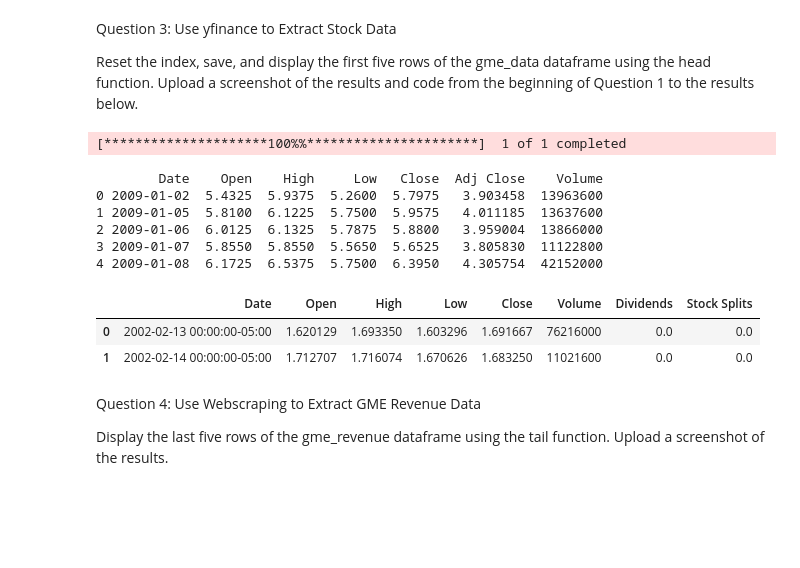
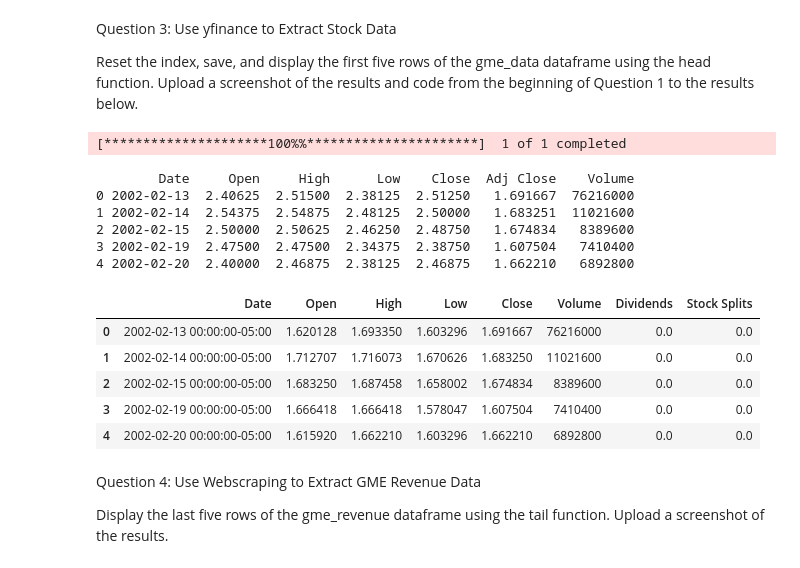
Before and after one commit to LauraLLLL/Coursera_0424_1, a Jupyter notebook: Analyzing Historical Stock_Revenue Data and Building a Dashboard_v1.ipynb, the cells around one changed output. Cells and saved outputs as stored; diff of their text form; code cells hidden in the pictures; blank space fills up the shorter version.

```diff
--- a/Analyzing Historical Stock_Revenue Data and Building a Dashboard_v1.ipynb
+++ b/Analyzing Historical Stock_Revenue Data and Building a Dashboard_v1.ipynb
@@ -69,7 +69,7 @@ import yfinance as yf
 
 try:
     # Extracting stock data for Tesla
-    gme_data = yf.download('GME', start='2009-01-01', end='2024-01-01')
+    gme_data = yf.download('GME', start='2002-02-13', end='2024-01-01')
 
     # Reset the index
     gme_data.reset_index(inplace=True)
@@ -81,24 +81,27 @@ except Exception as e:
     print("Failed to retrieve GME stock data:", e)
 # %% [output]
 [*********************100%%**********************]  1 of 1 completed
-        Date    Open    High     Low   Close  Adj Close    Volume
-0 2009-01-02  5.4325  5.9375  5.2600  5.7975   3.903458  13963600
-1 2009-01-05  5.8100  6.1225  5.7500  5.9575   4.011185  13637600
-2 2009-01-06  6.0125  6.1325  5.7875  5.8800   3.959004  13866000
-3 2009-01-07  5.8550  5.8550  5.5650  5.6525   3.805830  11122800
-4 2009-01-08  6.1725  6.5375  5.7500  6.3950   4.305754  42152000
+        Date     Open     High      Low    Close  Adj Close    Volume
+0 2002-02-13  2.40625  2.51500  2.38125  2.51250   1.691667  76216000
+1 2002-02-14  2.54375  2.54875  2.48125  2.50000   1.683251  11021600
+2 2002-02-15  2.50000  2.50625  2.46250  2.48750   1.674834   8389600
+3 2002-02-19  2.47500  2.47500  2.34375  2.38750   1.607504   7410400
+4 2002-02-20  2.40000  2.46875  2.38125  2.46875   1.662210   6892800
 # %%
 # another approach
 import yfinance as yf
 
 game_stop = yf.Ticker("GME")
 gme_data = game_stop.history(period="max")
 gme_data.reset_index(inplace=True)
-gme_data.head(1)
+gme_data.head(5)
 # %% [output]
 |  | Date | Open | High | Low | Close | Volume | Dividends | Stock Splits |
-| 0 | 2002-02-13 00:00:00-05:00 | 1.620129 | 1.693350 | 1.603296 | 1.691667 | 76216000 | 0.0 | 0.0 |
-| 1 | 2002-02-14 00:00:00-05:00 | 1.712707 | 1.716074 | 1.670626 | 1.683250 | 11021600 | 0.0 | 0.0 |
+| 0 | 2002-02-13 00:00:00-05:00 | 1.620128 | 1.693350 | 1.603296 | 1.691667 | 76216000 | 0.0 | 0.0 |
+| 1 | 2002-02-14 00:00:00-05:00 | 1.712707 | 1.716073 | 1.670626 | 1.683250 | 11021600 | 0.0 | 0.0 |
+| 2 | 2002-02-15 00:00:00-05:00 | 1.683250 | 1.687458 | 1.658002 | 1.674834 | 8389600 | 0.0 | 0.0 |
+| 3 | 2002-02-19 00:00:00-05:00 | 1.666418 | 1.666418 | 1.578047 | 1.607504 | 7410400 | 0.0 | 0.0 |
+| 4 | 2002-02-20 00:00:00-05:00 | 1.615920 | 1.662210 | 1.603296 | 1.662210 | 6892800 | 0.0 | 0.0 |
 # %% [markdown]
 Question 4: Use Webscraping to Extract GME Revenue Data
 
```
Also changed, not shown: parts of 1 cell of this notebook.
